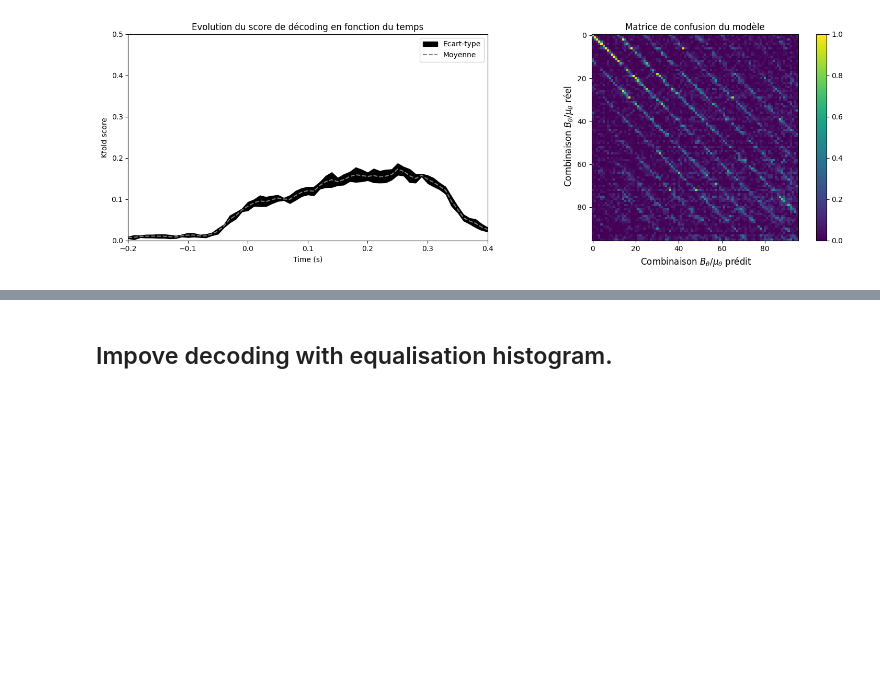
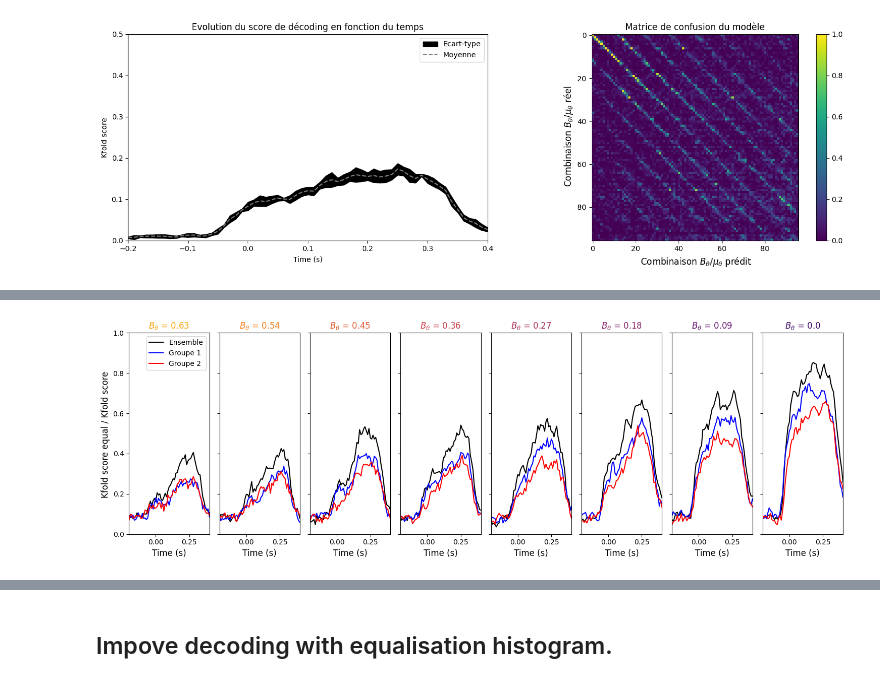
Before and after one commit to alexandre-laine/2023-INT-StageM1, a Jupyter notebook: Notebook/Figure_decoding.ipynb, the cells around one changed output, grey strips where cells are left out. Drawn from its saved outputs; the diff is of its cells as text; code cells hidden in the pictures; blank space fills up the shorter version.

```diff
--- a/Notebook/Figure_decoding.ipynb
+++ b/Notebook/Figure_decoding.ipynb
@@ -132,0 +263,16 @@ plt.show()
+# %%
+fig,ax=plt.subplots(1,len(B_thetas),figsize=(15,5),sharey=True)
+for i in range(len(B_thetas)):
+    ax[i].plot(timesteps,Scores_mean_theta[:,i],color="black",label="Ensemble")
+    ax[i].plot(timesteps,Scores_mean_theta_grp1[:,i],color="blue",label="Groupe 1")
+    ax[i].plot(timesteps,Scores_mean_theta_grp2[:,i],color="red",label="Groupe 2")
+    ax[i].set_xlim(timesteps.min(),timesteps.max())
+    ax[i].set_xlabel("Time (s)",size=12)
+    ax[i].set_title(r"$B_{\theta}$ = "+str(round(B_thetas[i],2)),color=colors[i])
+ax[0].legend()
+ax[0].set_ylim(0,1)
+ax[0].set_ylabel("Kfold score equal / Kfold score ",size=12)
+plt.tight_layout()
+plt.show()
+# %% [output]
+[figure, added]
```
Also changed, not shown: parts of 13 cells of this notebook, 29 other files.
